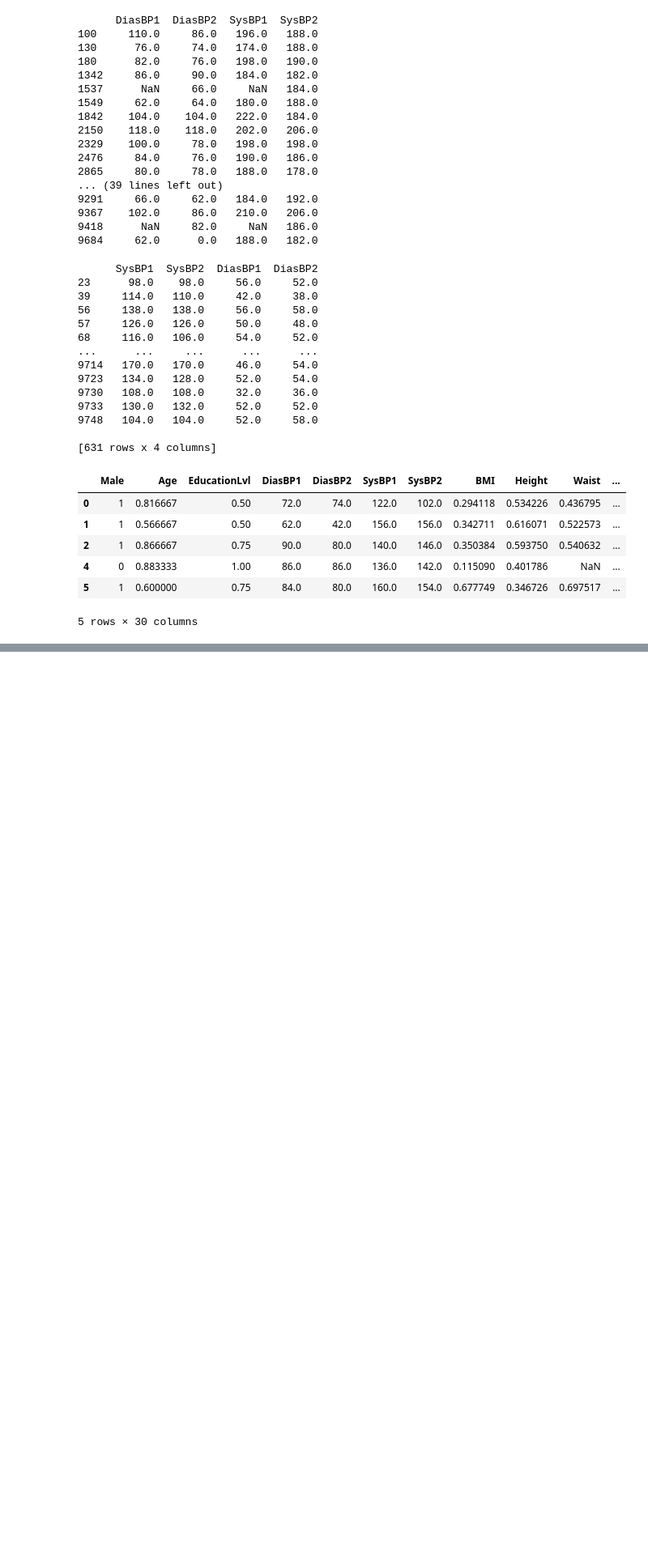
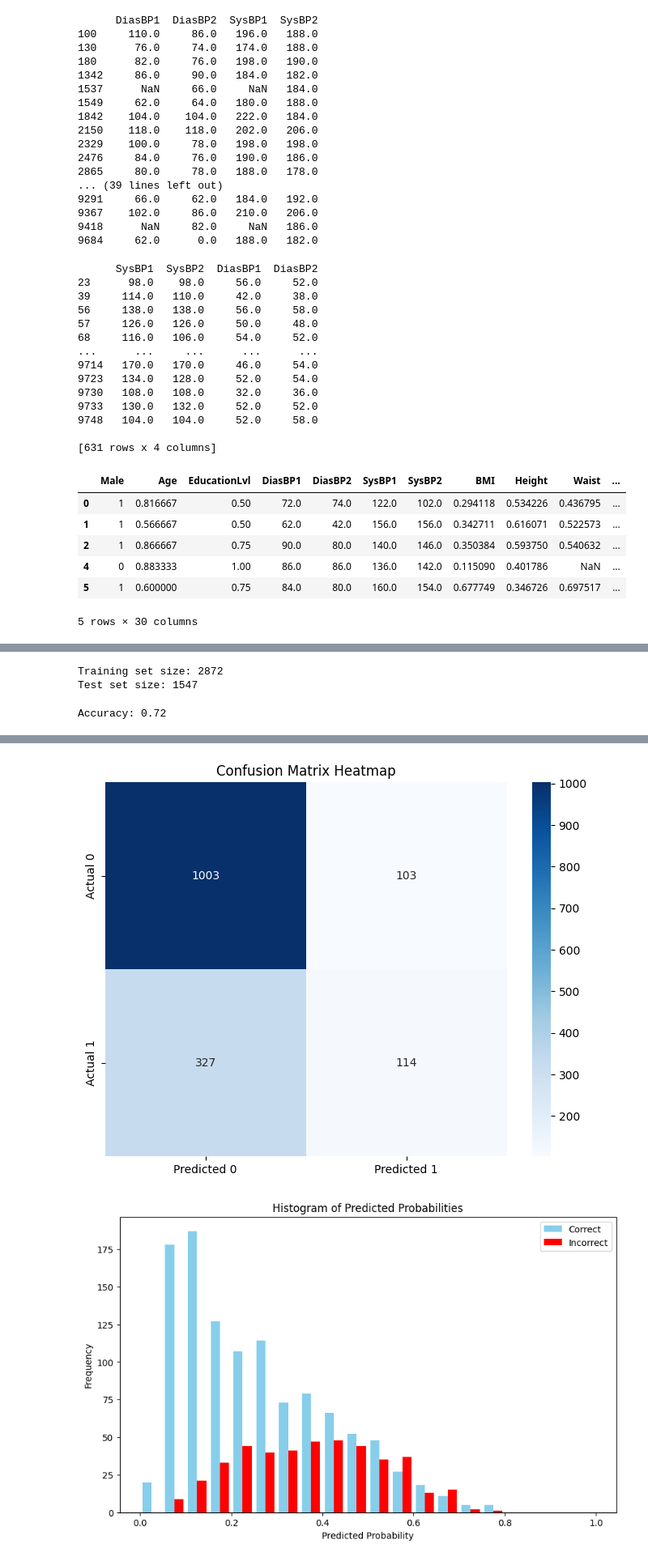
Before and after one commit to samcohen1/HypertensionML, a Jupyter notebook: hypertension_predictor.ipynb, the cells around one changed output, grey strips where cells are left out. Shown at 81% size. Cells and saved outputs as stored; diff of their text form; code cells hidden in the pictures; blank space fills up the shorter version.

Commit message:
Added some models

```diff
--- a/hypertension_predictor.ipynb
+++ b/hypertension_predictor.ipynb
@@ -608,0 +629,4 @@ plt.show()
+# %%
+# Drop all rows that have null values in them
+merged_df.dropna(inplace=True)
+merged_df.shape
@@ -608,0 +635,3 @@ plt.show()
+# %%
+target = merged_df['Hypertension']
+train_df = merged_df.drop(columns=['Hypertension'])
@@ -608,0 +642,71 @@ plt.show()
+# %%
+# Assuming 'merged_df' is your DataFrame and 'target' is the column you want to predict
+X = train_df
+y = target  # Target variable
+
+# Perform train-test split
+X_train, X_test, y_train, y_test = train_test_split(X, y, test_size=0.35, random_state=42)
+
+print("Training set size:", X_train.shape[0])
+print("Test set size:", X_test.shape[0])
+# %% [output]
+Training set size: 2872
+Test set size: 1547
+# %%
+# Define the logistic regression model
+model = LogisticRegression()
+
+# Train the model
+model.fit(X_train, y_train)
+
+# Make predictions
+y_pred_prob = model.predict_proba(X_test)[:, 1]
+y_pred = y_pred_prob >= 0.5
+
+# Calculate the accuracy
+accuracy = accuracy_score(y_test, y_pred)
+
+print(f"Accuracy: {accuracy:.2f}")
+
+# Assuming you have already trained the logistic regression model and have X_val and y_val ready
+# Make predictions on the validation set
+y_pred_prob = model.predict_proba(X_test)[:, 1]
+y_pred = y_pred_prob >= 0.5
+
+# Calculate the confusion matrix
+cm = confusion_matrix(y_test, y_pred)
+
+# Create a heatmap of the confusion matrix
+plt.figure(figsize=(8, 6))
+sns.heatmap(cm, annot=True, fmt="d", cmap='Blues', cbar=True, xticklabels=['Predicted 0', 'Predicted 1'], yticklabels=['Actual 0', 'Actual 1'])
+plt.title("Confusion Matrix Heatmap")
+plt.show()
+
+# Extract the values from the confusion matrix
+tn, fp, fn, tp = cm.ravel()
+
+# Calculate the percentages
+total = tn + fp + fn + tp
+false_positive_percentage = (fp / total) * 100
+true_positive_percentage = (tp / total) * 100
+false_negative_percentage = (fn / total) * 100
+true_negative_percentage = (tn / total) * 100
+
+# Create a DataFrame with the true labels, predicted probabilities, and whether the prediction was correct
+df_predictions = pd.DataFrame({
+    'true': y_test,
+    'pred_prob': y_pred_prob,
+    'correct': y_test == y_pred
+})
+
+# Create a histogram of predicted probabilities, colored by whether the prediction was correct
+plt.figure(figsize=(10, 6))
+plt.hist([df_predictions.loc[df_predictions['correct'], 'pred_prob'], df_predictions.loc[~df_predictions['correct'], 'pred_prob']],
+         bins=np.linspace(0, 1, 21), stacked=False, color=['skyblue', 'red'], label=['Correct', 'Incorrect'])
+plt.xlabel('Predicted Probability')
+plt.ylabel('Frequency')
+plt.title('Histogram of Predicted Probabilities')
+plt.legend()
+plt.show()
+# %% [output]
+Accuracy: 0.72
@@ -608,0 +720,2 @@ plt.show()
+[figure, added]
+[figure, added]
```
Also changed, not shown: parts of 8 cells of this notebook.
